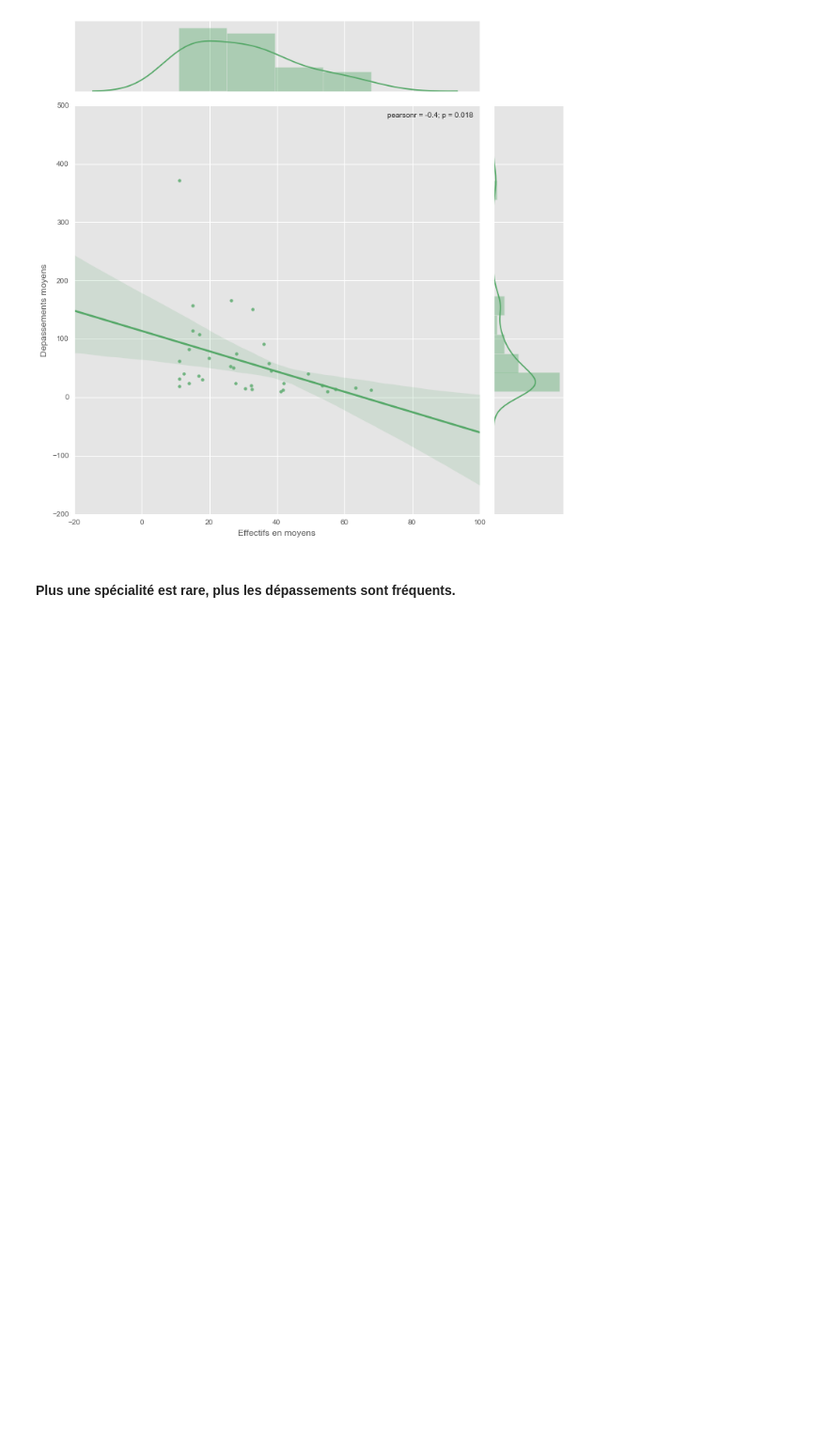
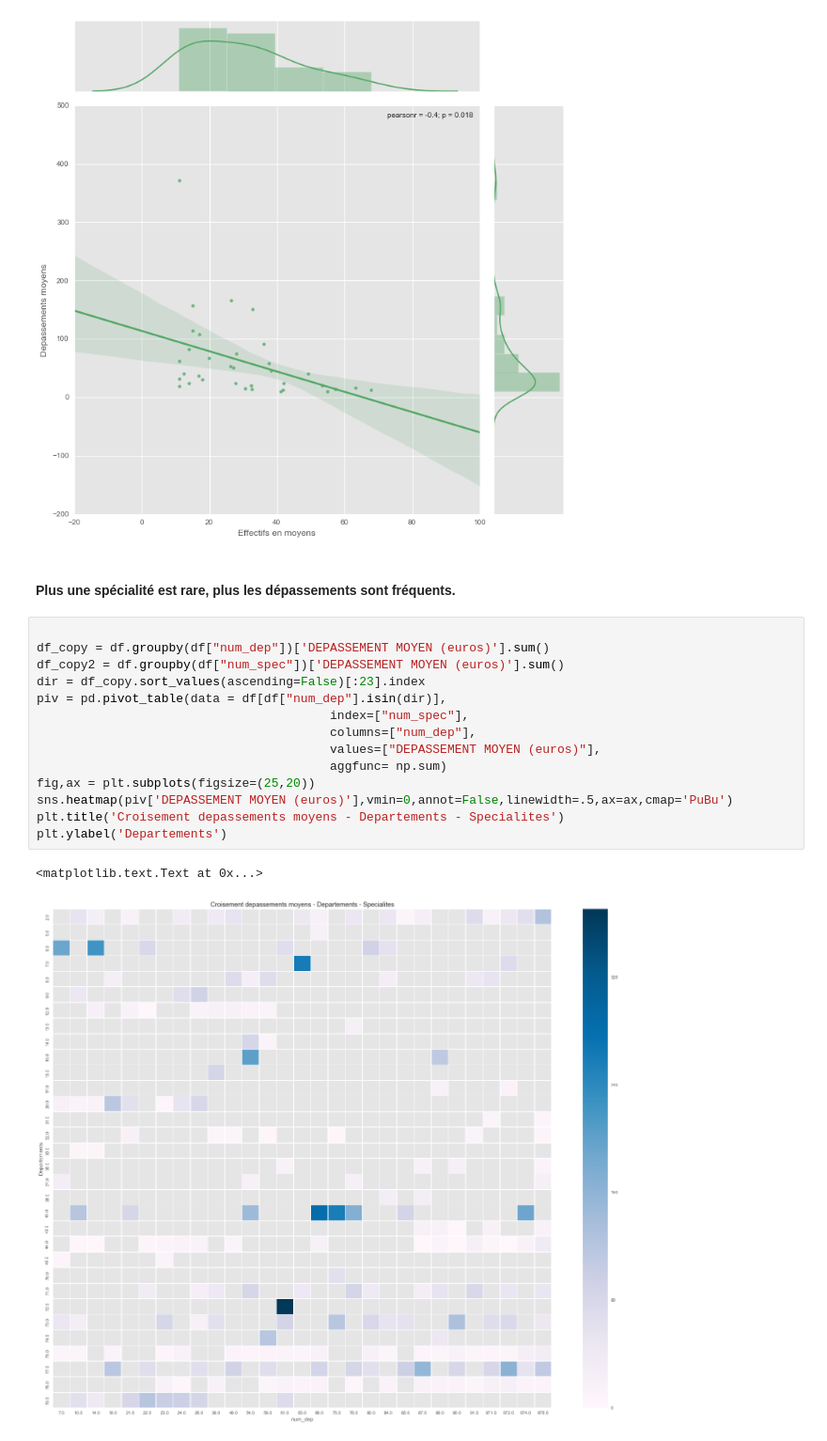
Before and after one commit to telecom-paristech-ms-bgd-2017/starter-kit-datascience, a Jupyter notebook: sami-bargaoui/Lesson 5/Hackathon Santé.ipynb, the cells around one changed output. Shown at 94% size. Saved outputs shown, nothing was run; the diff lists cells and outputs as text; blank space fills up the shorter version.

```diff
--- a/sami-bargaoui/Lesson 5/Hackathon Santé.ipynb
+++ b/sami-bargaoui/Lesson 5/Hackathon Santé.ipynb
@@ -192,3 +196,20 @@ plt.show()
 [figure]
 # %% [markdown]
 #### Plus une spécialité est rare, plus les dépassements sont fréquents.
+# %%
+
+df_copy = df.groupby(df["num_dep"])['DEPASSEMENT MOYEN (euros)'].sum()
+df_copy2 = df.groupby(df["num_spec"])['DEPASSEMENT MOYEN (euros)'].sum()
+dir = df_copy.sort_values(ascending=False)[:23].index
+piv = pd.pivot_table(data = df[df["num_dep"].isin(dir)],
+                                        index=["num_spec"],
+                                        columns=["num_dep"],
+                                        values=["DEPASSEMENT MOYEN (euros)"],
+                                        aggfunc= np.sum)
+fig,ax = plt.subplots(figsize=(25,20))
+sns.heatmap(piv['DEPASSEMENT MOYEN (euros)'],vmin=0,annot=False,linewidth=.5,ax=ax,cmap='PuBu')
+plt.title('Croisement depassements moyens - Departements - Specialites')
+plt.ylabel('Departements')
+# %% [output]
+<matplotlib.text.Text at 0x...>
+[figure, added]
```
Also changed, not shown: parts of 1 cell of this notebook, 2 other files.
